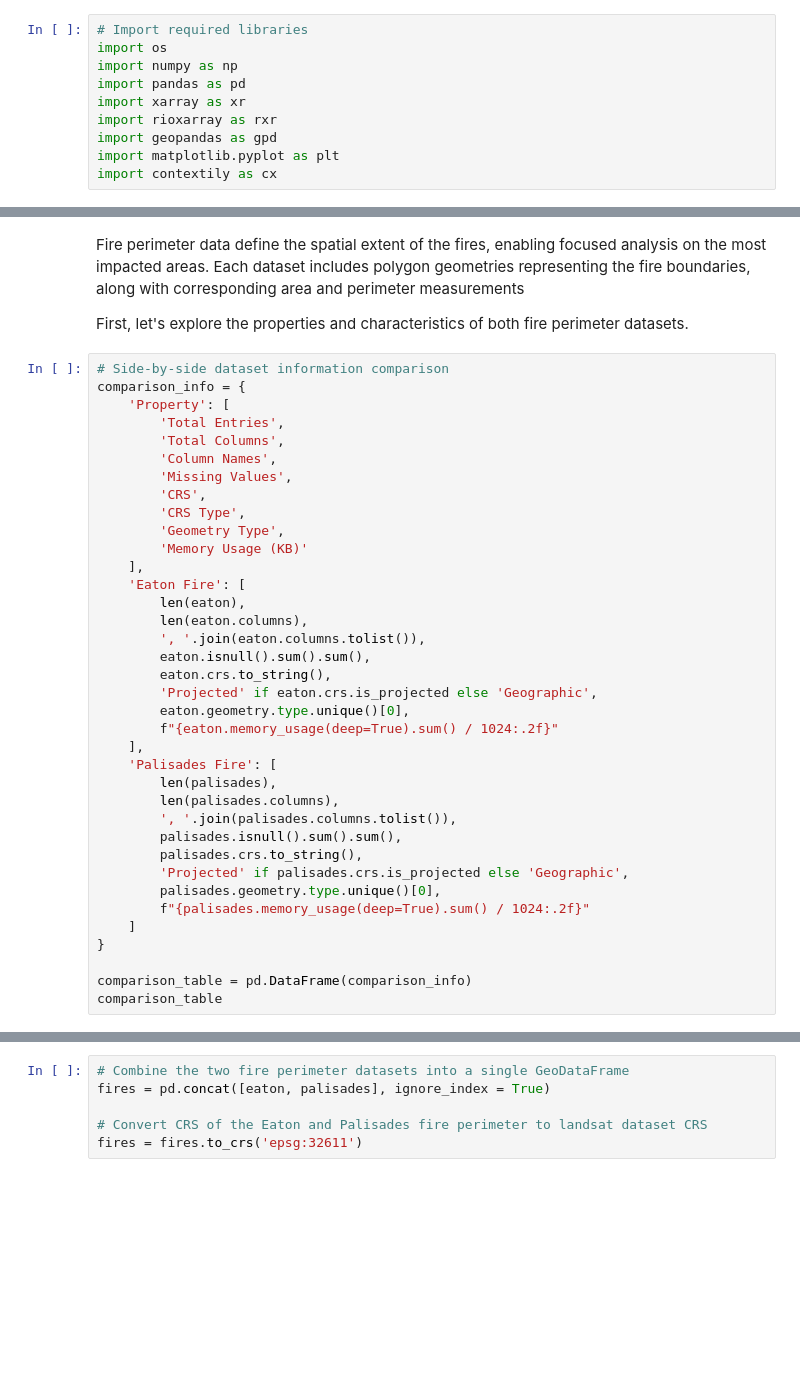
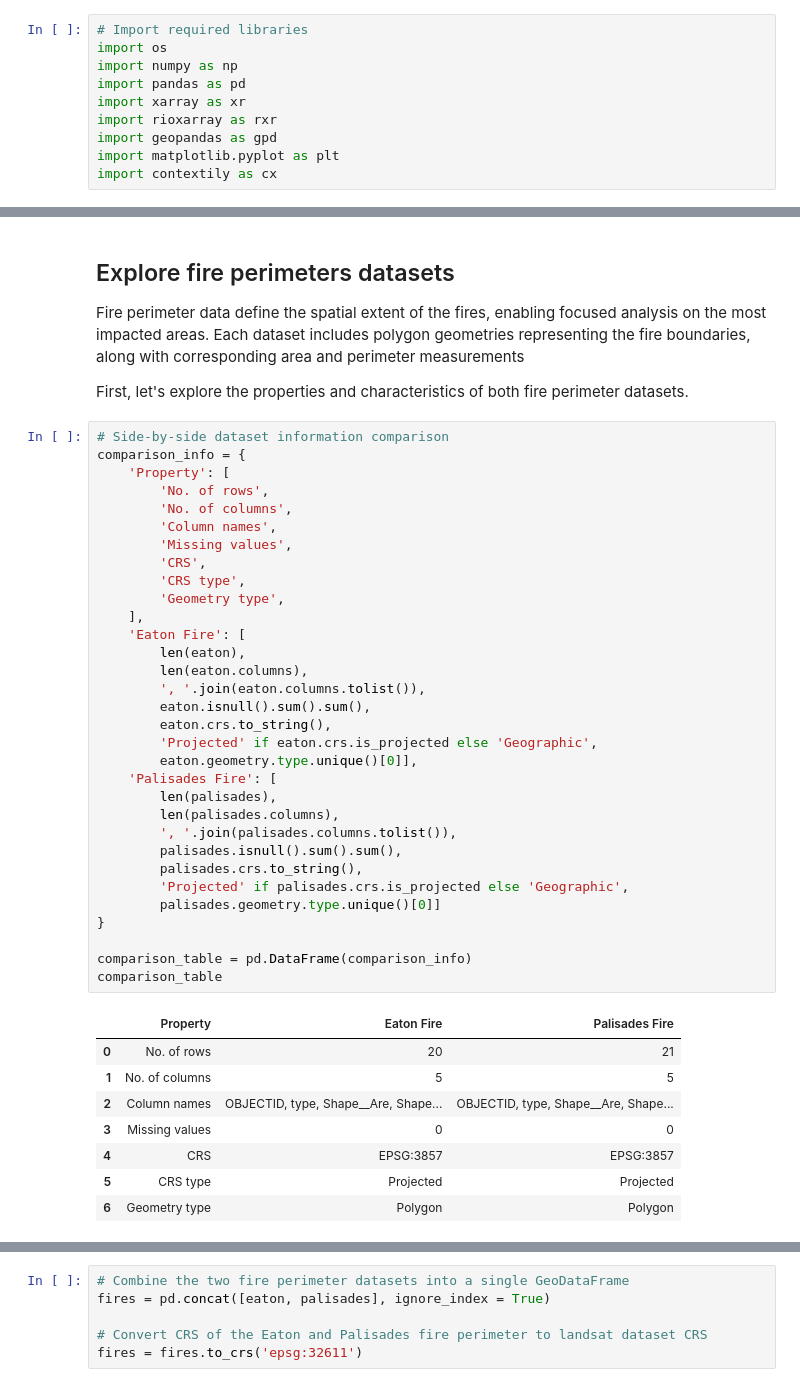
Before and after one commit to aakriti-poudel-chhetri/la-fire-environmental-social-impact, a Jupyter notebook: eaton-palisades-fires.ipynb, the cells around one changed output, grey strips where cells are left out. Cells and saved outputs as stored; diff of their text form; blank space fills up the shorter version.

```diff
--- a/eaton-palisades-fires.ipynb
+++ b/eaton-palisades-fires.ipynb
@@ -81,42 +97,48 @@ https://docs.xarray.dev/en/stable/user-guide/io.html
 # %% [markdown]
+## Explore fire perimeters datasets
+
 Fire perimeter data define the spatial extent of the fires, enabling focused analysis on the most impacted areas. Each dataset includes polygon geometries representing the fire boundaries, along with corresponding area and perimeter measurements
 
 First, let's explore the properties and characteristics of both fire perimeter datasets.
 # %%
 # Side-by-side dataset information comparison
 comparison_info = {
     'Property': [
-        'Total Entries',
-        'Total Columns',
-        'Column Names',
-        'Missing Values',
+        'No. of rows',
+        'No. of columns',
+        'Column names',
+        'Missing values',
         'CRS',
-        'CRS Type',
-        'Geometry Type',
-        'Memory Usage (KB)'
+        'CRS type',
+        'Geometry type',
     ],
     'Eaton Fire': [
         len(eaton),
         len(eaton.columns),
         ', '.join(eaton.columns.tolist()),
         eaton.isnull().sum().sum(),
         eaton.crs.to_string(),
         'Projected' if eaton.crs.is_projected else 'Geographic',
-        eaton.geometry.type.unique()[0],
-        f"{eaton.memory_usage(deep=True).sum() / 1024:.2f}"
-    ],
+        eaton.geometry.type.unique()[0]],
     'Palisades Fire': [
         len(palisades),
         len(palisades.columns),
         ', '.join(palisades.columns.tolist()),
         palisades.isnull().sum().sum(),
         palisades.crs.to_string(),
         'Projected' if palisades.crs.is_projected else 'Geographic',
-        palisades.geometry.type.unique()[0],
-        f"{palisades.memory_usage(deep=True).sum() / 1024:.2f}"
-    ]
+        palisades.geometry.type.unique()[0]]
 }
 
 comparison_table = pd.DataFrame(comparison_info)
 comparison_table
+# %% [output]
+|  | Property | Eaton Fire | Palisades Fire |
+| 0 | No. of rows | 20 | 21 |
+| 1 | No. of columns | 5 | 5 |
+| 2 | Column names | OBJECTID, type, Shape__Are, Shape... | OBJECTID, type, Shape__Are, Shape... |
+| 3 | Missing values | 0 | 0 |
+| 4 | CRS | EPSG:3857 | EPSG:3857 |
+| 5 | CRS type | Projected | Projected |
+| 6 | Geometry type | Polygon | Polygon |
 # %% [markdown]
```
Also changed, not shown: parts of 42 cells of this notebook.
